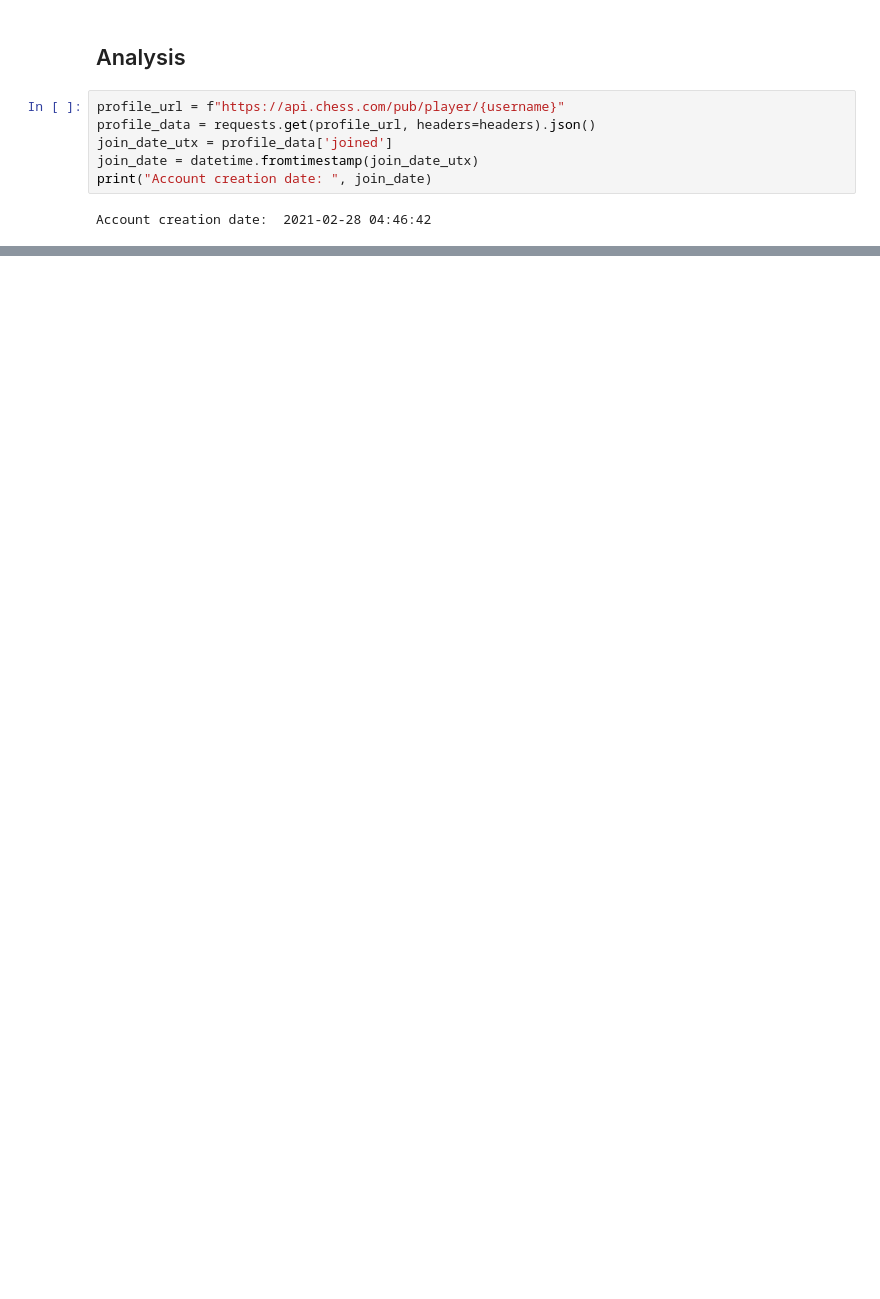
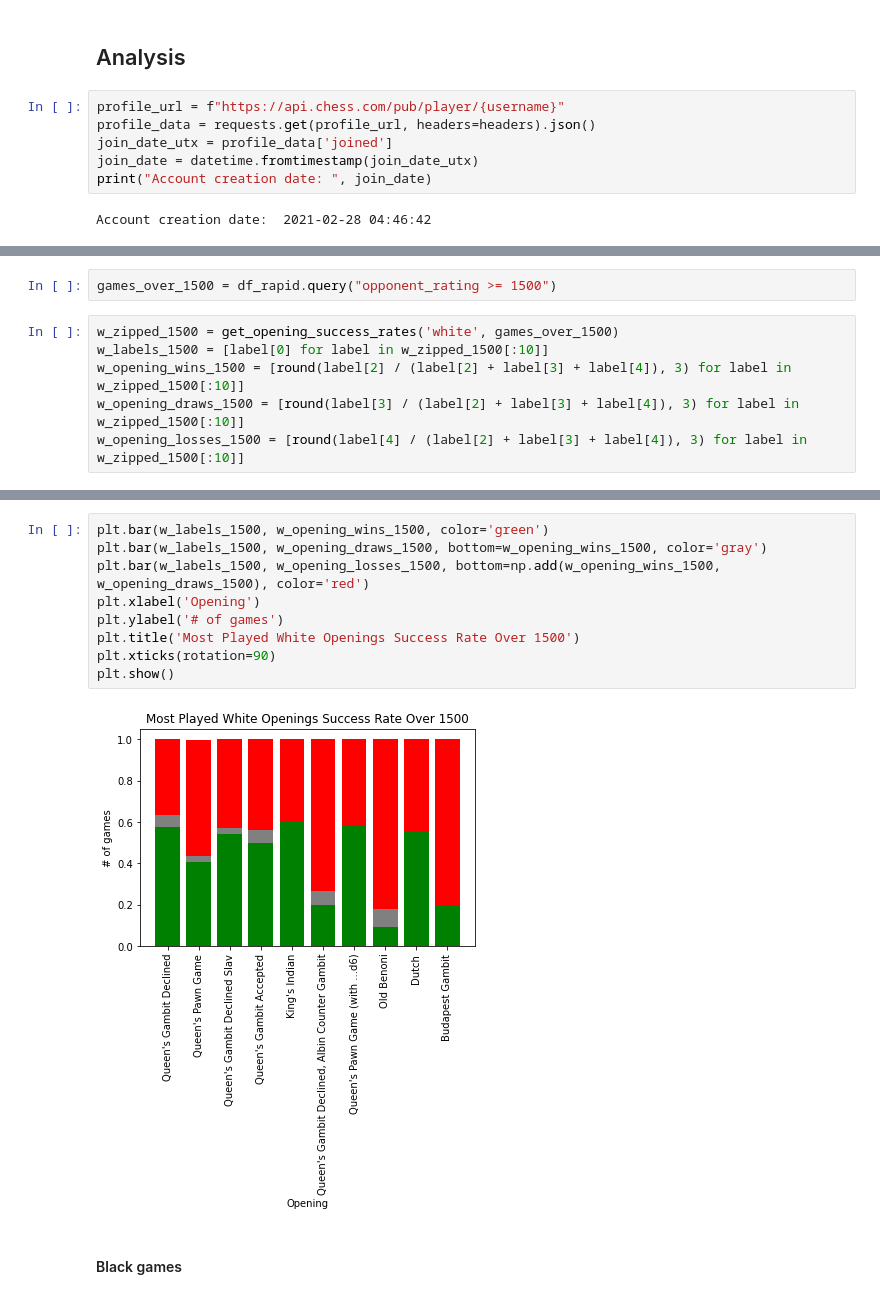
Before and after one commit to ckeaunui/Chess-history, a Jupyter notebook: games_analysis.ipynb, the cells around one changed output, grey strips where cells are left out. Drawn from its saved outputs; the diff is of its cells as text; blank space fills up the shorter version.

```diff
--- a/games_analysis.ipynb
+++ b/games_analysis.ipynb
@@ -309,0 +329,8 @@ b_zipped = b_zipped
+# %%
+games_over_1500 = df_rapid.query("opponent_rating >= 1500")
+# %%
+w_zipped_1500 = get_opening_success_rates('white', games_over_1500)
+w_labels_1500 = [label[0] for label in w_zipped_1500[:10]]
+w_opening_wins_1500 = [round(label[2] / (label[2] + label[3] + label[4]), 3) for label in w_zipped_1500[:10]]
+w_opening_draws_1500 = [round(label[3] / (label[2] + label[3] + label[4]), 3) for label in w_zipped_1500[:10]]
+w_opening_losses_1500 = [round(label[4] / (label[2] + label[3] + label[4]), 3) for label in w_zipped_1500[:10]]
@@ -310 +351,14 @@ b_zipped = b_zipped
+# %%
+plt.bar(w_labels_1500, w_opening_wins_1500, color='green')
+plt.bar(w_labels_1500, w_opening_draws_1500, bottom=w_opening_wins_1500, color='gray')
+plt.bar(w_labels_1500, w_opening_losses_1500, bottom=np.add(w_opening_wins_1500, w_opening_draws_1500), color='red')
+plt.xlabel('Opening')
+plt.ylabel('# of games')
+plt.title('Most Played White Openings Success Rate Over 1500')
+plt.xticks(rotation=90)
+plt.show()
+# %% [output]
+[figure, added]
+# %% [markdown]
+#### Black games
 # %%
```
Also changed, not shown: parts of 70 cells of this notebook.
